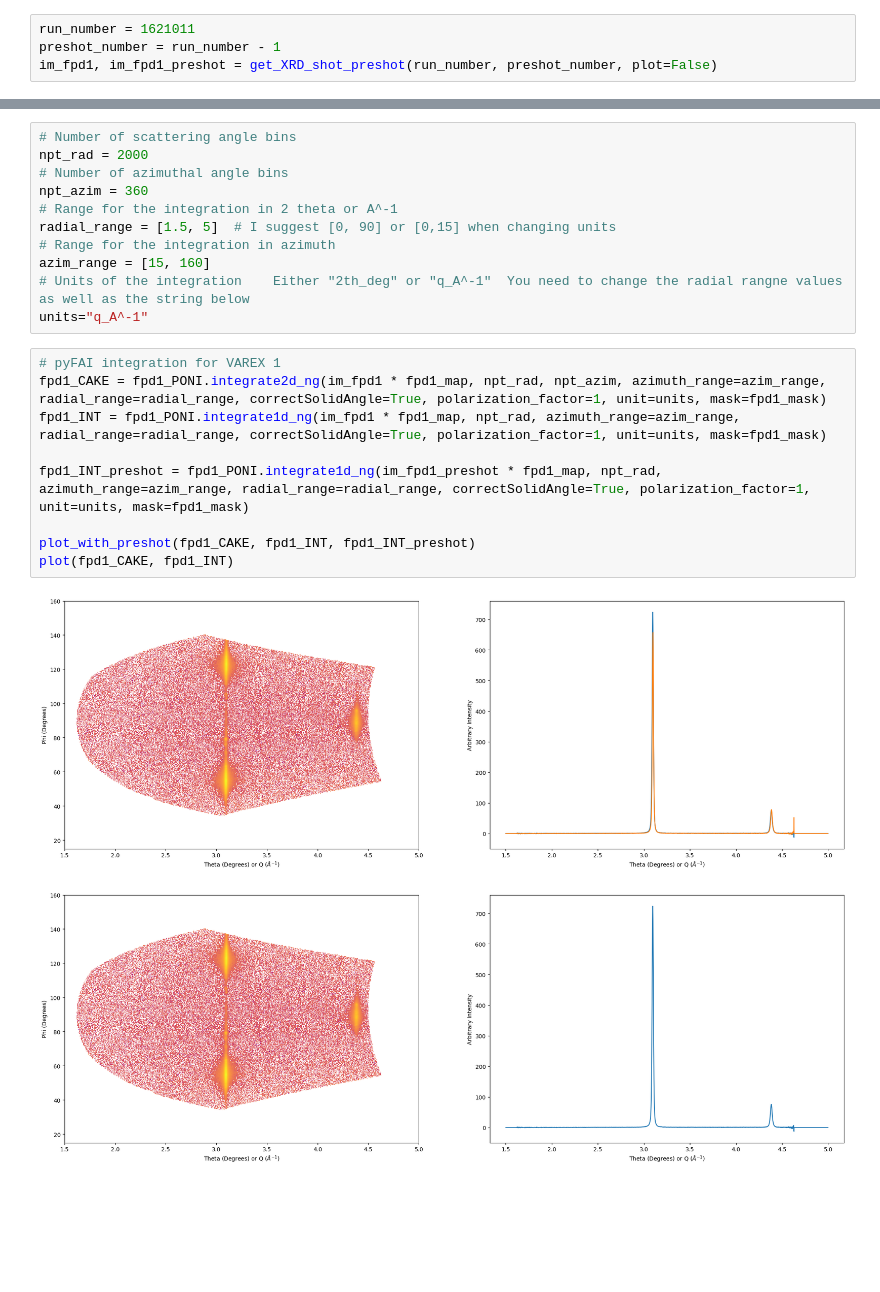
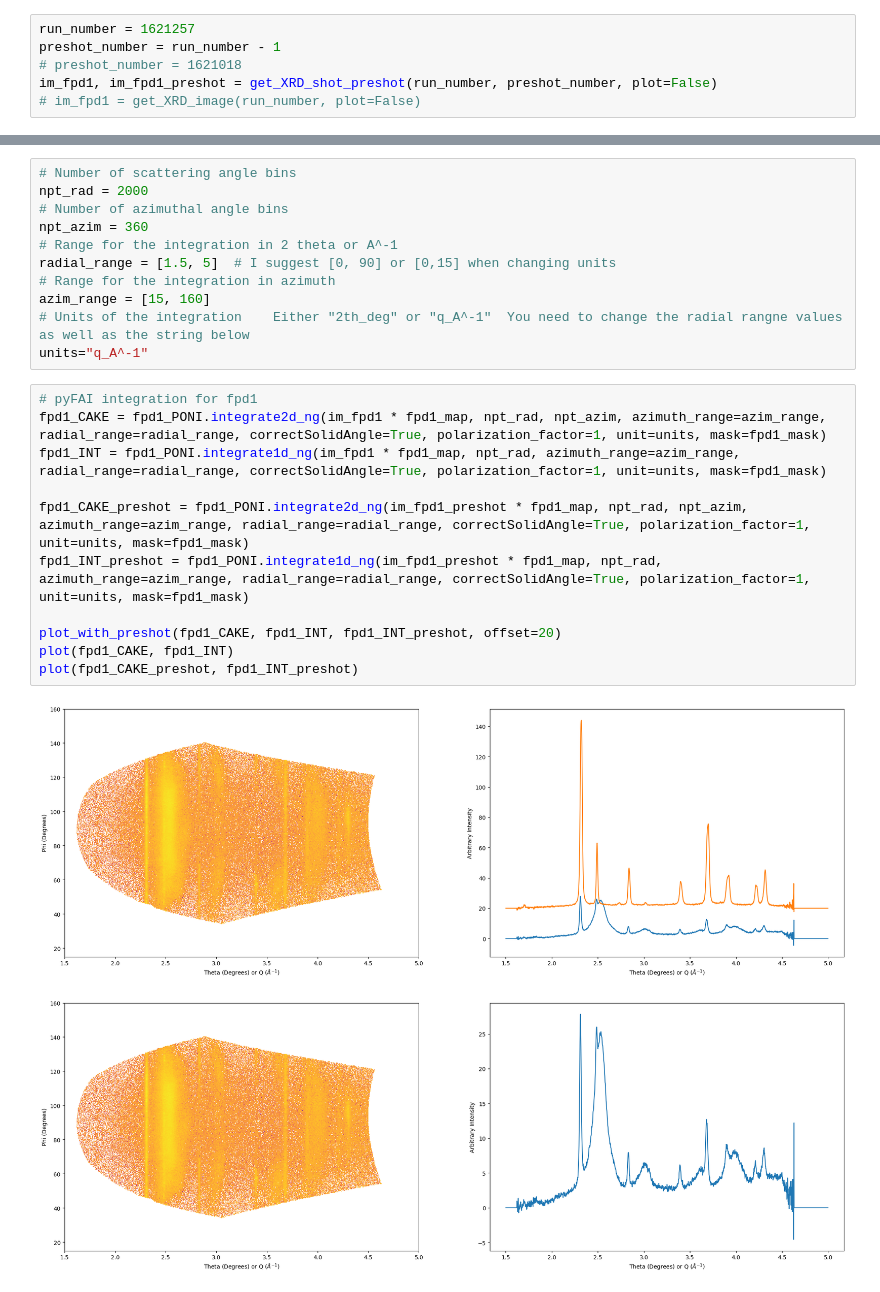
Before and after one commit to mila-fitzgerald/SACLA_RIXS_2025, a Jupyter notebook: XRD/Viewer_SACLA.ipynb, the cells around one changed output, grey strips where cells are left out. Cells and saved outputs as stored; diff of their text form; blank space fills up the shorter version.

```diff
--- a/XRD/Viewer_SACLA.ipynb
+++ b/XRD/Viewer_SACLA.ipynb
@@ -11,9 +11,11 @@ from SACLA_XRD_functions import *
 %load_ext autoreload
 %autoreload 2
 # %%
-run_number = 1621011
+run_number = 1621257
 preshot_number = run_number - 1
+# preshot_number = 1621018
 im_fpd1, im_fpd1_preshot = get_XRD_shot_preshot(run_number, preshot_number, plot=False)
+# im_fpd1 = get_XRD_image(run_number, plot=False)
 # %%
 # img = Image.fromarray(im_fpd1)
 # img.save(f"run_{run_number}.tiff")
@@ -39,14 +43,16 @@ azim_range = [15, 160]
 # Units of the integration    Either "2th_deg" or "q_A^-1"  You need to change the radial rangne values as well as the string below
 units="q_A^-1"
 # %%
-# pyFAI integration for VAREX 1
+# pyFAI integration for fpd1
 fpd1_CAKE = fpd1_PONI.integrate2d_ng(im_fpd1 * fpd1_map, npt_rad, npt_azim, azimuth_range=azim_range, radial_range=radial_range, correctSolidAngle=True, polarization_factor=1, unit=units, mask=fpd1_mask)
 fpd1_INT = fpd1_PONI.integrate1d_ng(im_fpd1 * fpd1_map, npt_rad, azimuth_range=azim_range, radial_range=radial_range, correctSolidAngle=True, polarization_factor=1, unit=units, mask=fpd1_mask)
 
+fpd1_CAKE_preshot = fpd1_PONI.integrate2d_ng(im_fpd1_preshot * fpd1_map, npt_rad, npt_azim, azimuth_range=azim_range, radial_range=radial_range, correctSolidAngle=True, polarization_factor=1, unit=units, mask=fpd1_mask)
 fpd1_INT_preshot = fpd1_PONI.integrate1d_ng(im_fpd1_preshot * fpd1_map, npt_rad, azimuth_range=azim_range, radial_range=radial_range, correctSolidAngle=True, polarization_factor=1, unit=units, mask=fpd1_mask)
 
-plot_with_preshot(fpd1_CAKE, fpd1_INT, fpd1_INT_preshot)
+plot_with_preshot(fpd1_CAKE, fpd1_INT, fpd1_INT_preshot, offset=20)
 plot(fpd1_CAKE, fpd1_INT)
+plot(fpd1_CAKE_preshot, fpd1_INT_preshot)
 # %% [output]
-[figure, old version]
+[figure, new version]
-[figure, old version]
+[figure, new version]
```
Also changed, not shown: parts of 2 cells of this notebook, 2 other files.
